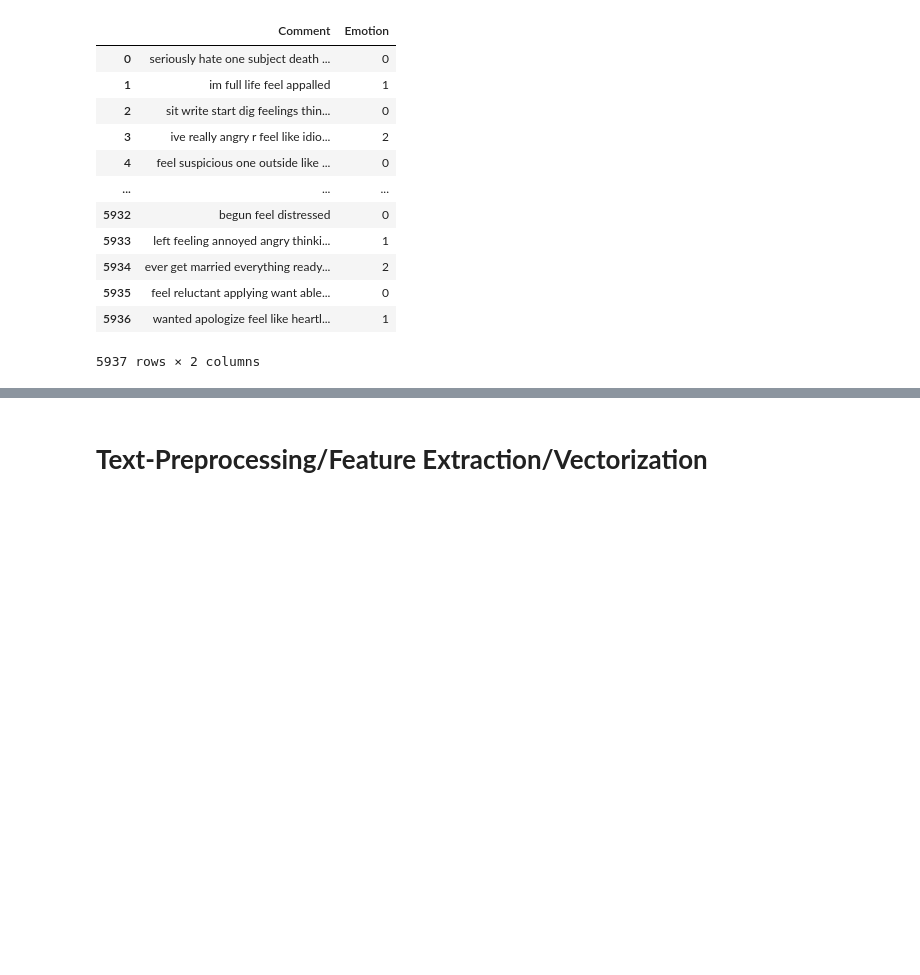
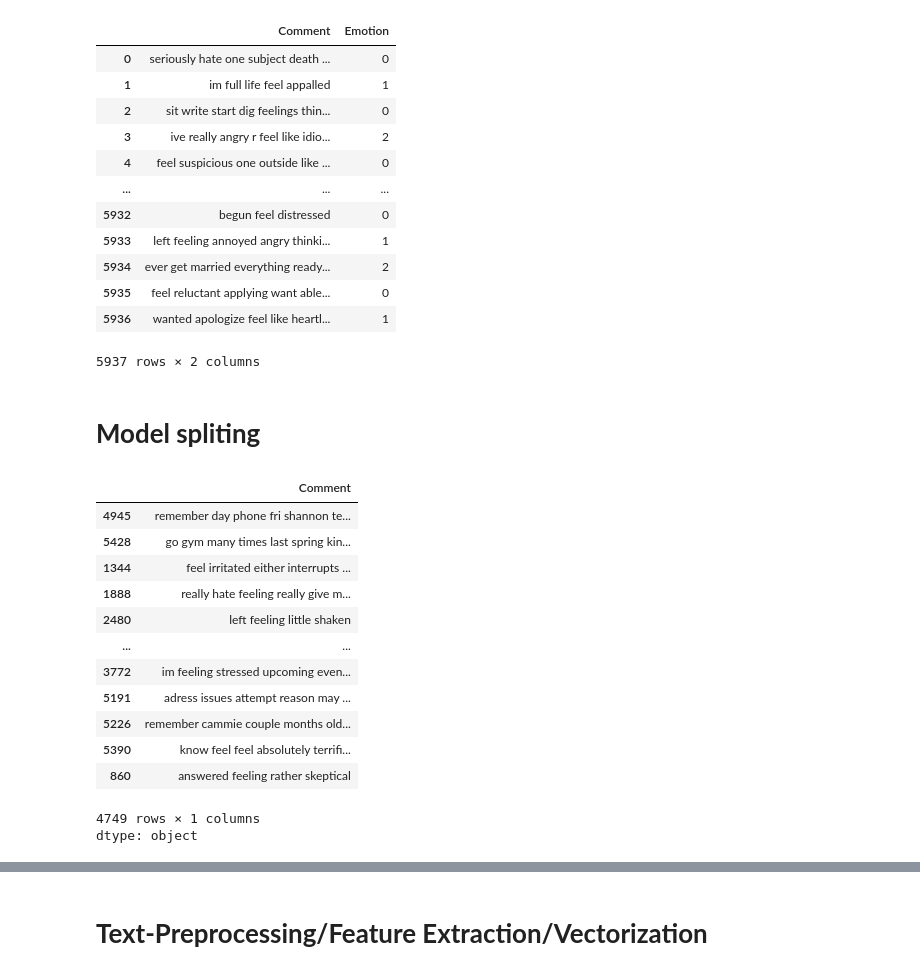
Before and after one commit to PranavSarvaiyya/NLP, a Jupyter notebook: NLP.ipynb, the cells around one changed output, grey strips where cells are left out. Cells and saved outputs as stored; diff of their text form; code cells hidden in the pictures; blank space fills up the shorter version.

```diff
--- a/NLP.ipynb
+++ b/NLP.ipynb
@@ -283,3 +284,25 @@ df
 | 5935 | feel reluctant applying want able... | 0 |
 | 5936 | wanted apologize feel like heartl... | 1 |
 5937 rows × 2 columns
+# %% [markdown]
+# **Model spliting**
+# %%
+from sklearn.model_selection import train_test_split
+x_train,x_test,y_train,y_test = train_test_split(df['Comment'],df['Emotion'], test_size=0.20, random_state=42)
+# %%
+x_train
+# %% [output]
+|  | Comment |
+| 4945 | remember day phone fri shannon te... |
+| 5428 | go gym many times last spring kin... |
+| 1344 | feel irritated either interrupts ... |
+| 1888 | really hate feeling really give m... |
+| 2480 | left feeling little shaken |
+| ... | ... |
+| 3772 | im feeling stressed upcoming even... |
+| 5191 | adress issues attempt reason may ... |
+| 5226 | remember cammie couple months old... |
+| 5390 | know feel feel absolutely terrifi... |
+| 860 | answered feeling rather skeptical |
+4749 rows × 1 columns
+dtype: object
```
Also changed, not shown: parts of 35 cells of this notebook.
